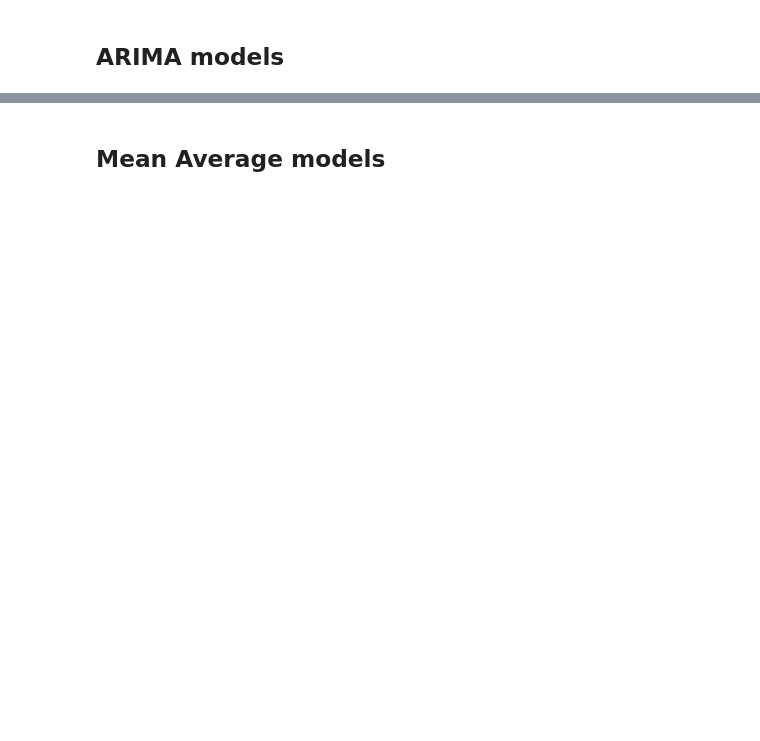
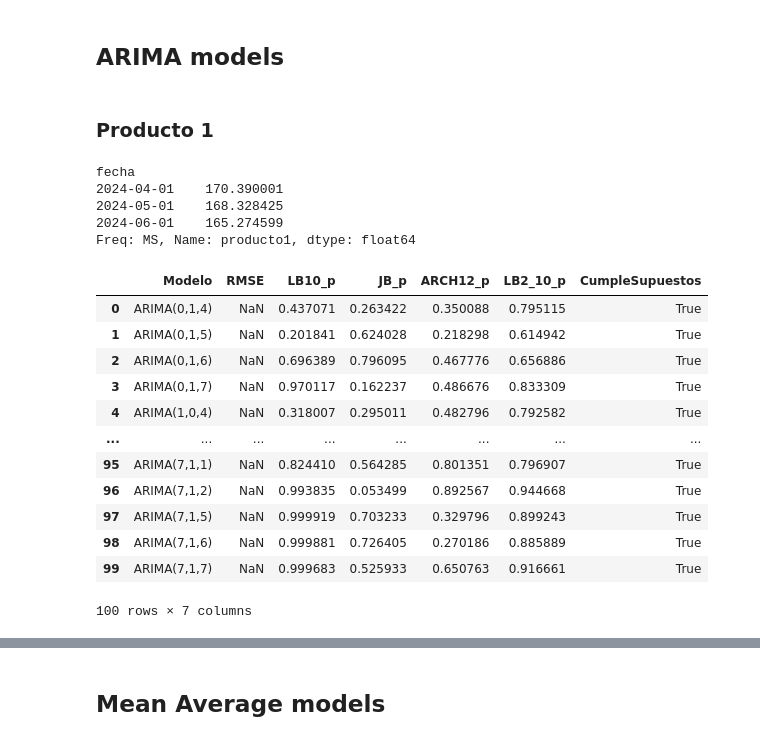
Before and after one commit to JhonattanReales21/TS_forecast_AA3_final, a Jupyter notebook: Parcial_final_jhonattanR.ipynb, the cells around one changed output, grey strips where cells are left out. Drawn from its saved outputs; the diff is of its cells as text; code cells hidden in the pictures; blank space fills up the shorter version.

Commit message:
WIP models evaluation step

```diff
--- a/Parcial_final_jhonattanR.ipynb
+++ b/Parcial_final_jhonattanR.ipynb
@@ -133,22 +134,17 @@ Para dar solución a lo solicitado, procederé con los siguientes pasos y aspect
 # %% [markdown]
 # Preparación de la data (FE)
 # %%
-# Data para entrenamiento base
-df_train = df.iloc[-1*(6*12):-12, 0:2].copy()
-df_producto1_train = df_train["producto1"].copy()
-df_producto2_train = df_train["producto2"].copy()
-
-# Data para paso de evaluación
-df_evaluacion = df.iloc[-12:-6, 0:2].copy()
+# Data para paso de evaluación - desde 6 años atras hasta 6 meses antes del final
+df_evaluacion = df.iloc[-1*(6*12):-6, 0:2].copy()
 df_producto1_evaluacion = df_evaluacion["producto1"].copy()
 df_producto2_evaluacion = df_evaluacion["producto2"].copy()
 
-# Data para paso de validación
-df_validacion = df.iloc[-6:-2, 0:2].copy()
+# Data para paso de validación - desde 6 meses antes del final hasta 2 meses antes del final
+df_validacion = df.iloc[-1*(6*12):-2, 0:2].copy()
 df_producto1_validacion = df_validacion["producto1"].copy()
 df_producto2_validacion = df_validacion["producto2"].copy()
 
-# Data para paso de test
+# Data para paso de test - ultimos 2 meses
 df_test = df.iloc[-2:, 0:2].copy()
 df_producto1_test = df_test["producto1"].copy()
 df_producto2_test = df_test["producto2"].copy()
@@ -170,2 +337,38 @@ Además, realizaré validación de supuestos sobre el error, para modelos ARIMA
 # %% [markdown]
 ## ARIMA models
+# %% [markdown]
+### Producto 1
+# %%
+df_producto1_evaluacion.tail(3)
+# %% [output]
+fecha
+2024-04-01    170.390001
+2024-05-01    168.328425
+2024-06-01    165.274599
+Freq: MS, Name: producto1, dtype: float64
+# %%
+arima_prod1_results = ajustar_modelos_arima(
+    train=df_producto1_evaluacion.head(12*5),
+    test=df_producto1_evaluacion.tail(6),
+    p_range=range(0,8),
+    d_range=range(0,3),
+    q_range=range(0,8),
+    alpha=0.05
+)
+
+arima_prod1_results = arima_prod1_results[arima_prod1_results["CumpleSupuestos"]==True]
+arima_prod1_results
+# %% [output]
+|  | Modelo | RMSE | LB10_p | JB_p | ARCH12_p | LB2_10_p | CumpleSupuestos |
+| 0 | ARIMA(0,1,4) | NaN | 0.437071 | 0.263422 | 0.350088 | 0.795115 | True |
+| 1 | ARIMA(0,1,5) | NaN | 0.201841 | 0.624028 | 0.218298 | 0.614942 | True |
+| 2 | ARIMA(0,1,6) | NaN | 0.696389 | 0.796095 | 0.467776 | 0.656886 | True |
+| 3 | ARIMA(0,1,7) | NaN | 0.970117 | 0.162237 | 0.486676 | 0.833309 | True |
+| 4 | ARIMA(1,0,4) | NaN | 0.318007 | 0.295011 | 0.482796 | 0.792582 | True |
+| ... | ... | ... | ... | ... | ... | ... | ... |
+| 95 | ARIMA(7,1,1) | NaN | 0.824410 | 0.564285 | 0.801351 | 0.796907 | True |
+| 96 | ARIMA(7,1,2) | NaN | 0.993835 | 0.053499 | 0.892567 | 0.944668 | True |
+| 97 | ARIMA(7,1,5) | NaN | 0.999919 | 0.703233 | 0.329796 | 0.899243 | True |
+| 98 | ARIMA(7,1,6) | NaN | 0.999881 | 0.726405 | 0.270186 | 0.885889 | True |
+| 99 | ARIMA(7,1,7) | NaN | 0.999683 | 0.525933 | 0.650763 | 0.916661 | True |
+100 rows × 7 columns
```
Also changed, not shown: parts of 17 cells of this notebook, 1 other file.
